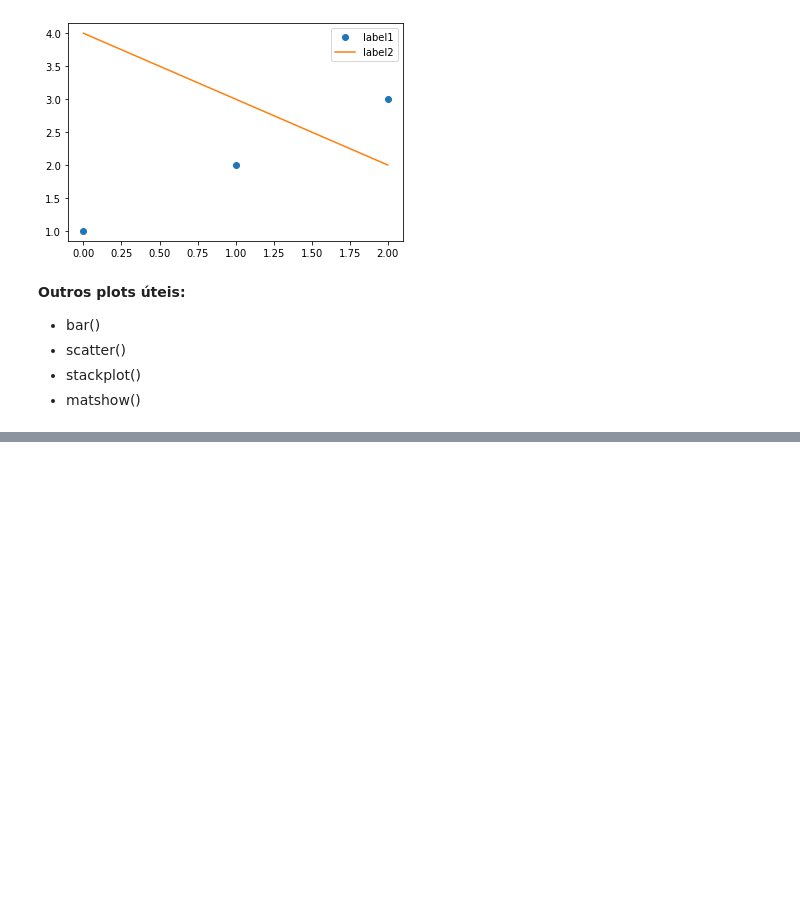
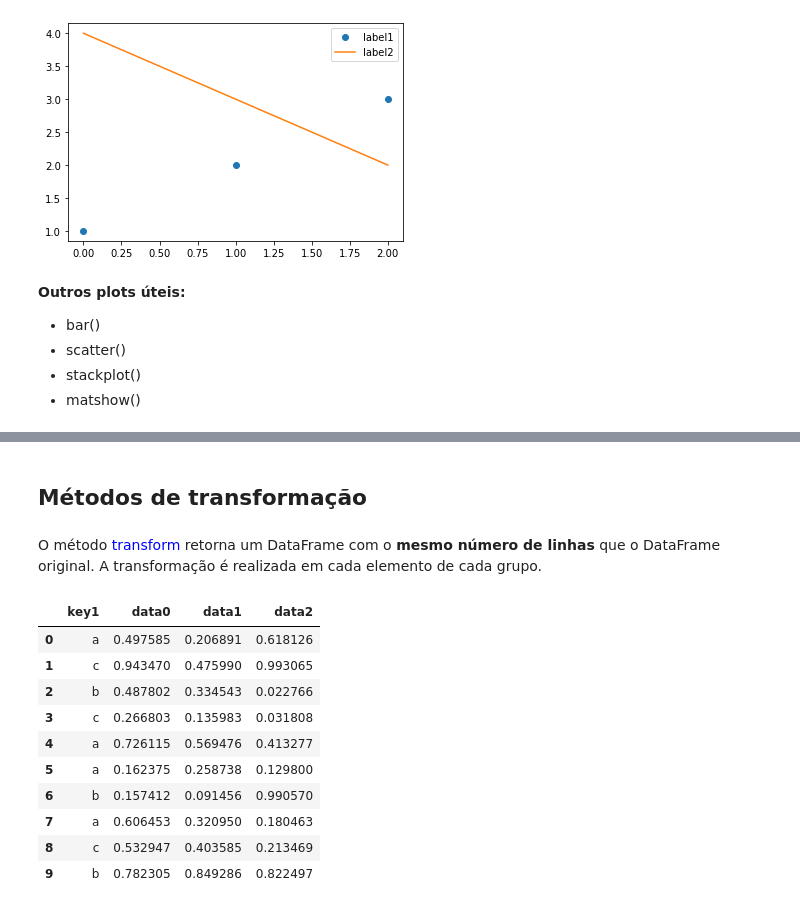
Before and after one commit to danielmf2/MBA-USP, a Jupyter notebook: Resumo - PCD.ipynb, the cells around one changed output, grey strips where cells are left out. Drawn from its saved outputs; the diff is of its cells as text; code cells hidden in the pictures; blank space fills up the shorter version.

```diff
--- a/Resumo - PCD.ipynb
+++ b/Resumo - PCD.ipynb
@@ -2995,0 +5386,24 @@ __Outros plots úteis:__
+# %% [markdown]
+## Métodos de transformação
+# %% [markdown]
+O método <font color='blue'>transform</font> retorna um DataFrame com o **mesmo número de linhas** que o DataFrame original. A transformação é realizada em cada elemento de cada grupo.
+# %%
+# Construindo DataFrame a partir de um dicionário
+df = pd.DataFrame({'key1': ['a','c','b','c','a','a','b','a','c','b'],
+                  'data0': np.random.uniform(low=0,high=1,size=10),
+                  'data1': np.random.uniform(low=0,high=1,size=10),
+                  'data2': np.random.uniform(low=0,high=1,size=10)})
+
+df
+# %% [output]
+|  | key1 | data0 | data1 | data2 |
+| 0 | a | 0.497585 | 0.206891 | 0.618126 |
+| 1 | c | 0.943470 | 0.475990 | 0.993065 |
+| 2 | b | 0.487802 | 0.334543 | 0.022766 |
+| 3 | c | 0.266803 | 0.135983 | 0.031808 |
+| 4 | a | 0.726115 | 0.569476 | 0.413277 |
+| 5 | a | 0.162375 | 0.258738 | 0.129800 |
+| 6 | b | 0.157412 | 0.091456 | 0.990570 |
+| 7 | a | 0.606453 | 0.320950 | 0.180463 |
+| 8 | c | 0.532947 | 0.403585 | 0.213469 |
+| 9 | b | 0.782305 | 0.849286 | 0.822497 |
```
Also changed, not shown: parts of 212 cells of this notebook, 2 other files.
